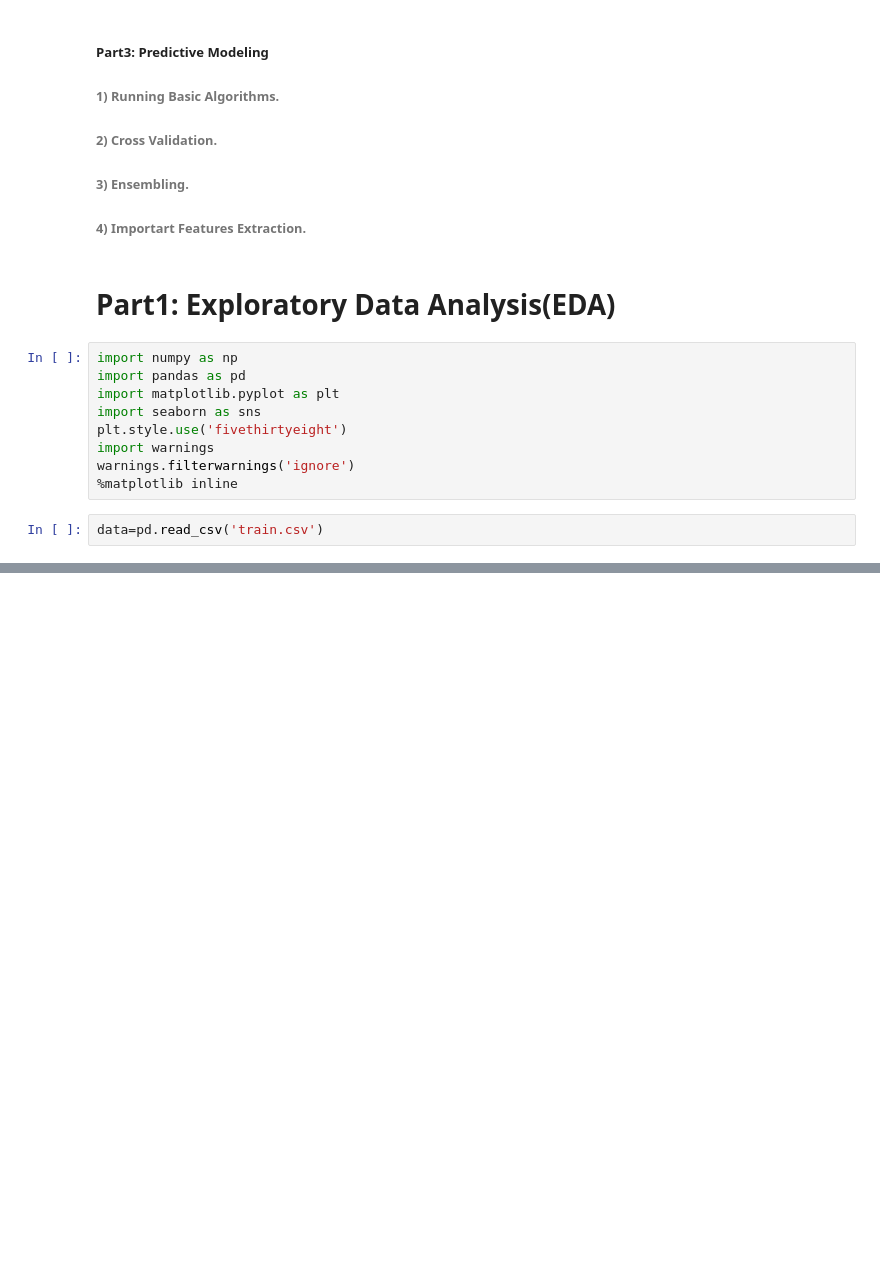
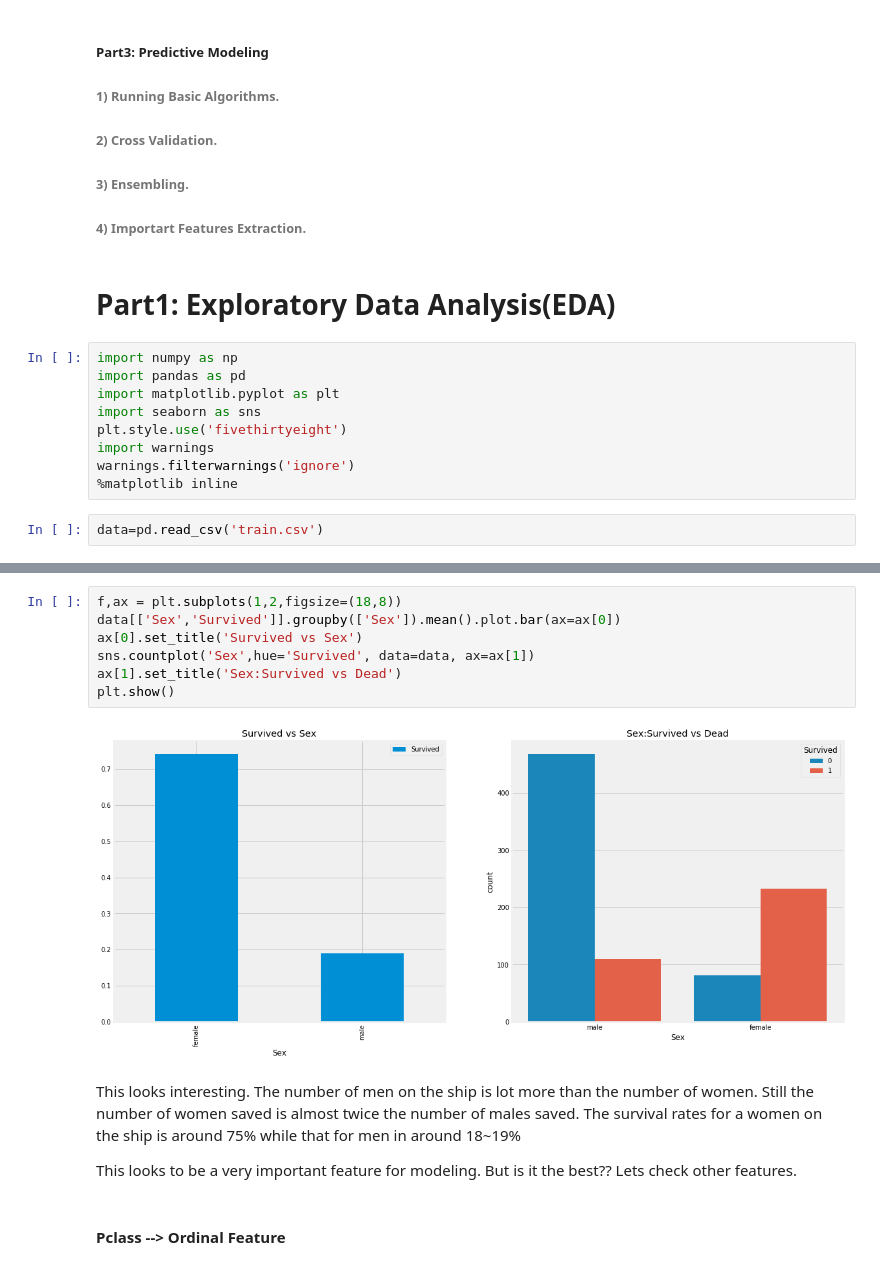
Before and after one commit to JohnHeo04/Day_by_day, a Jupyter notebook: 1st_EDA to Prediction.ipynb, the cells around one changed output, grey strips where cells are left out. Cells and saved outputs as stored; diff of their text form; blank space fills up the shorter version.

```diff
--- a/1st_EDA to Prediction.ipynb
+++ b/1st_EDA to Prediction.ipynb
@@ -43,0 +121,16 @@ data=pd.read_csv('train.csv')
+# %%
+f,ax = plt.subplots(1,2,figsize=(18,8))
+data[['Sex','Survived']].groupby(['Sex']).mean().plot.bar(ax=ax[0])
+ax[0].set_title('Survived vs Sex')
+sns.countplot('Sex',hue='Survived', data=data, ax=ax[1])
+ax[1].set_title('Sex:Survived vs Dead')
+plt.show()
+# %% [output]
+[figure, added]
+# %% [markdown]
+This looks interesting. The number of men on the ship is lot more than the number of women. Still the number of women saved is almost twice the number of males saved. The survival rates for a women on the ship is around 75% while that for men in around 18~19%
+
+This looks to be a very important feature for modeling. But is it the best??
+Lets check other features.
+# %% [markdown]
+#### Pclass --> Ordinal Feature
```
Also changed, not shown: parts of 49 cells of this notebook.
